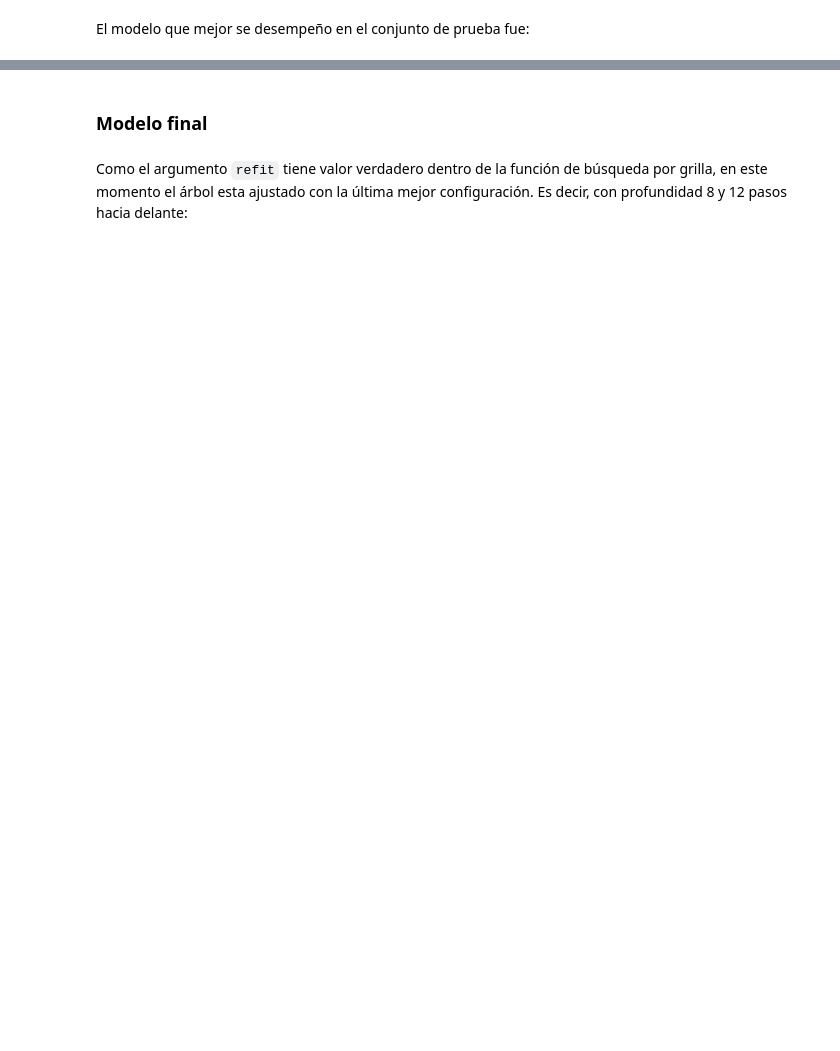
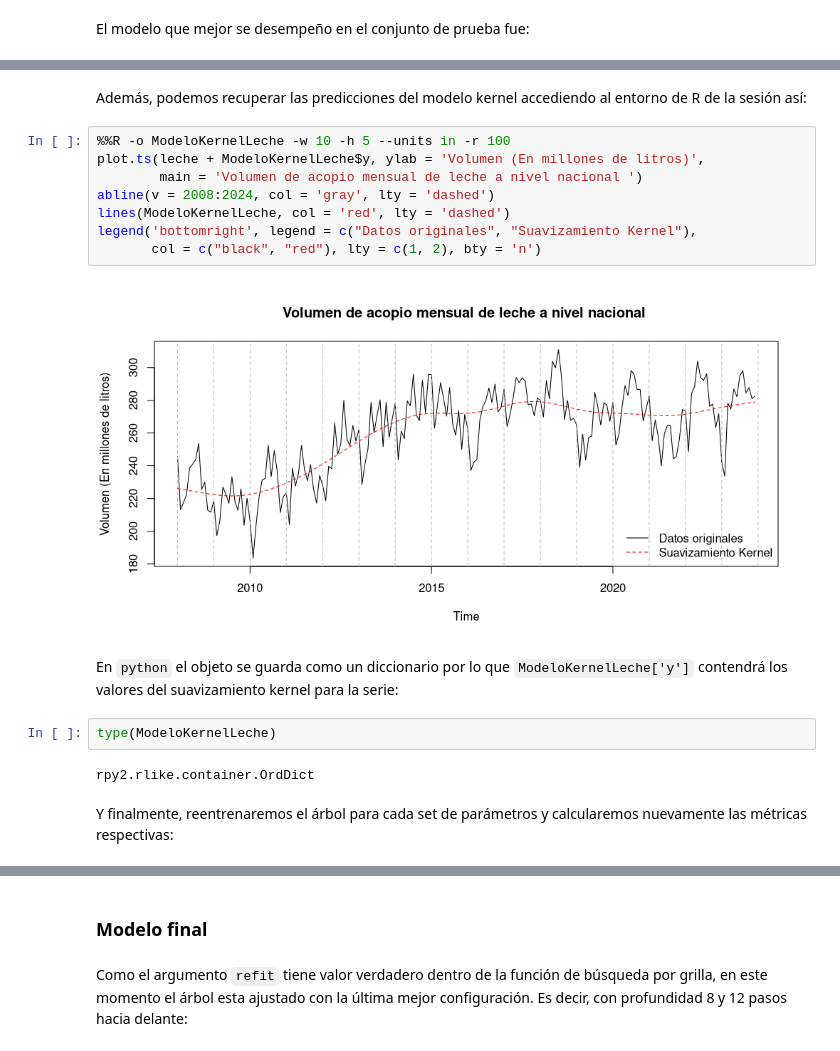
Before and after one commit to Mendivenson/Series-de-tiempo, a Jupyter notebook: Avance 2/Avance 2.ipynb, the cells around one changed output, grey strips where cells are left out. Drawn from its saved outputs; the diff is of its cells as text; blank space fills up the shorter version.

```diff
--- a/Avance 2/Avance 2.ipynb
+++ b/Avance 2/Avance 2.ipynb
@@ -380,0 +428,20 @@ tuning_leche.sort_values(by = 'MSE test')
+# %% [markdown]
+Además, podemos recuperar las predicciones del modelo kernel accediendo al entorno de R de la sesión así:
+# %%
+%%R -o ModeloKernelLeche -w 10 -h 5 --units in -r 100
+plot.ts(leche + ModeloKernelLeche$y, ylab = 'Volumen (En millones de litros)',
+        main = 'Volumen de acopio mensual de leche a nivel nacional ')
+abline(v = 2008:2024, col = 'gray', lty = 'dashed')
+lines(ModeloKernelLeche, col = 'red', lty = 'dashed')
+legend('bottomright', legend = c("Datos originales", "Suavizamiento Kernel"),
+       col = c("black", "red"), lty = c(1, 2), bty = 'n')
+# %% [output]
+[figure, added]
+# %% [markdown]
+En `python` el objeto se guarda como un diccionario por lo que `ModeloKernelLeche['y']` contendrá los valores del suavizamiento kernel para la serie:
+# %%
+type(ModeloKernelLeche)
+# %% [output]
+rpy2.rlike.container.OrdDict
+# %% [markdown]
+Y finalmente, reentrenaremos el árbol para cada set de parámetros y calcularemos nuevamente las métricas respectivas:
```
Also changed, not shown: parts of 24 cells of this notebook.
